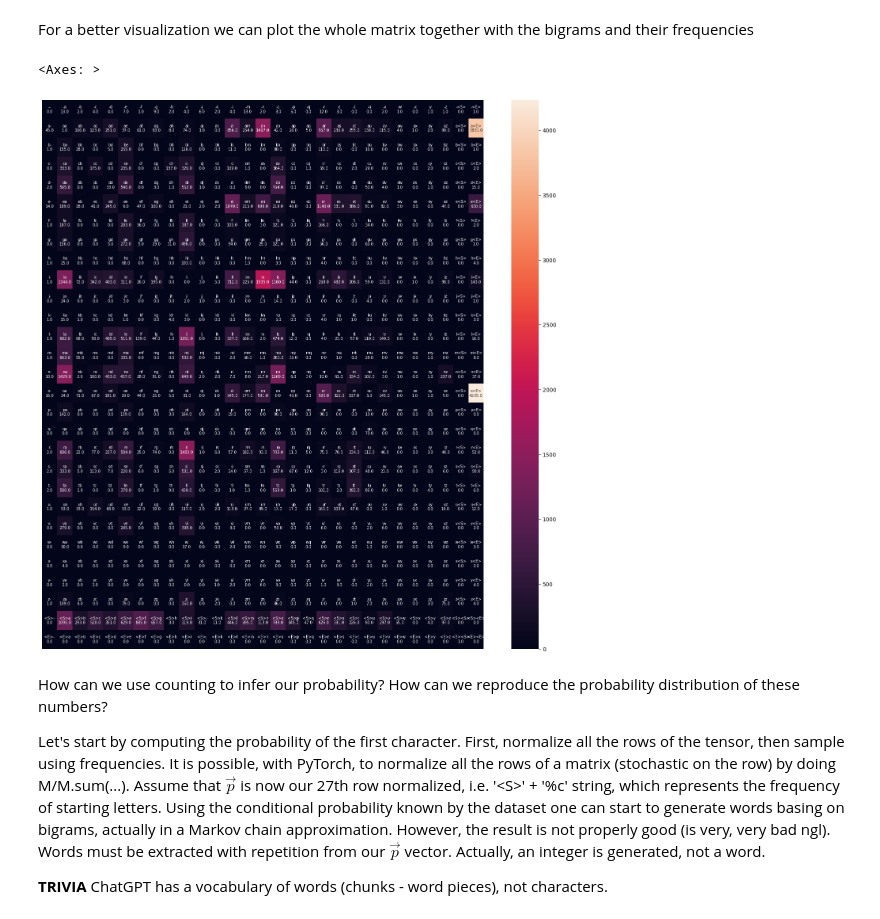
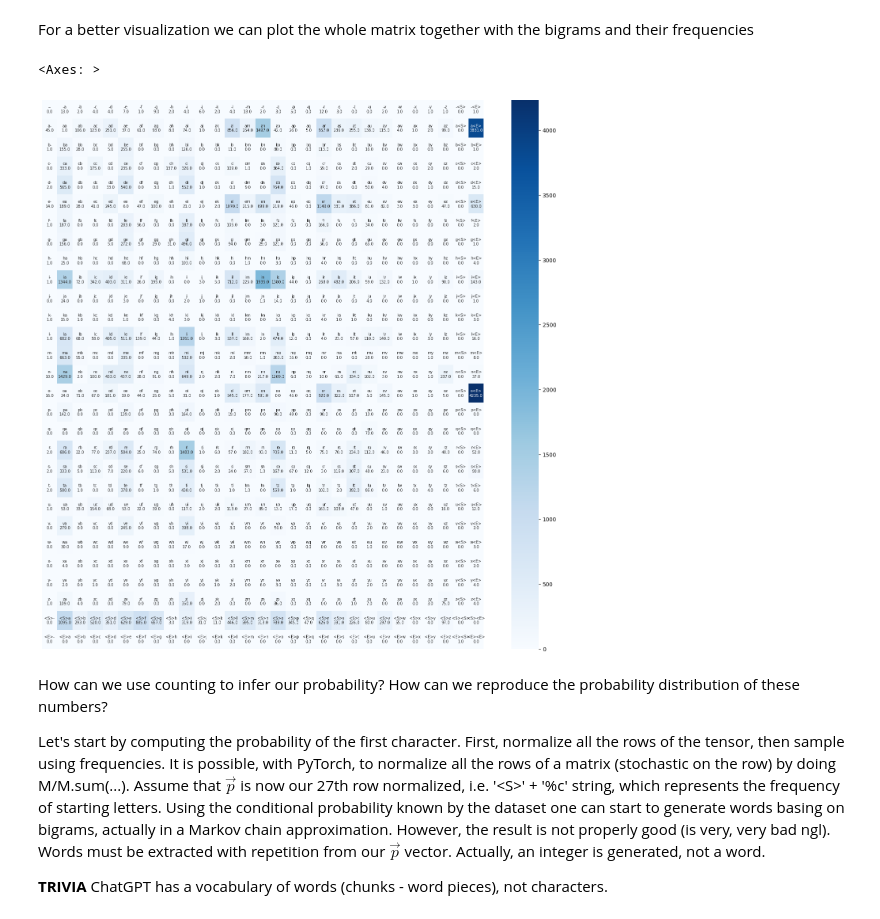
Before and after one commit to ludovicaisa/Physics_Unibo, a Jupyter notebook: src/Models_and_Numerical_Methods/bigrams.ipynb, the cells around one changed output. Drawn from its saved outputs; the diff is of its cells as text; code cells hidden in the pictures.

```diff
--- a/src/Models_and_Numerical_Methods/bigrams.ipynb
+++ b/src/Models_and_Numerical_Methods/bigrams.ipynb
@@ -165,12 +165,12 @@ For a better visualization we can plot the whole matrix together with the bigram
 # %%
 from matplotlib import pyplot as plt
 import numpy as np
 fig, ax = plt.subplots(figsize=(18, 18))
 labels = np.array([[itos[i] + itos[j] + '\n' + str(N[i,j].item()) for j in range(29)] for i in range(29)])
-sns.heatmap(N, xticklabels=False, yticklabels=False, fmt='', annot=labels, annot_kws={"fontsize":6.9}) # nice font size
+sns.heatmap(N, xticklabels=False, yticklabels=False, fmt='', cmap='Blues', annot=labels, annot_kws={"fontsize":6.9}) # nice font size
 # %% [output]
 <Axes: >
-[figure, old version]
+[figure, new version]
 # %% [markdown]
 How can we use counting to infer our probability?
 How can we reproduce the probability distribution of these numbers?
```
Also changed, not shown: parts of 4 cells of this notebook.
